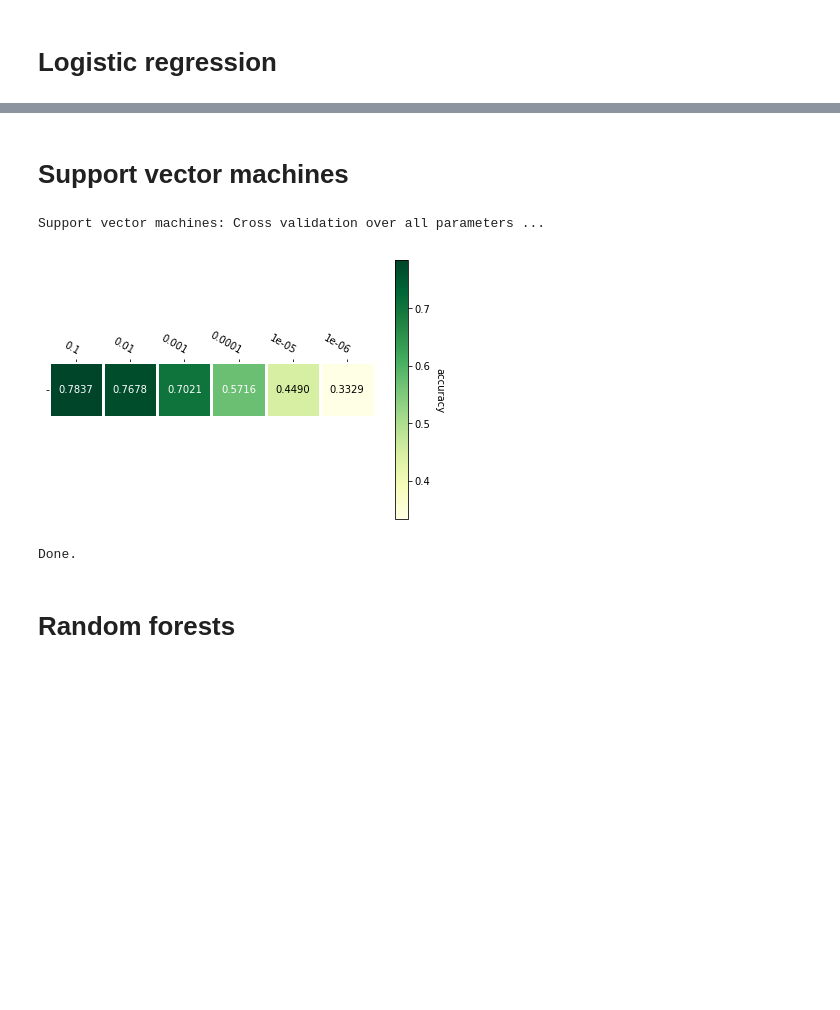
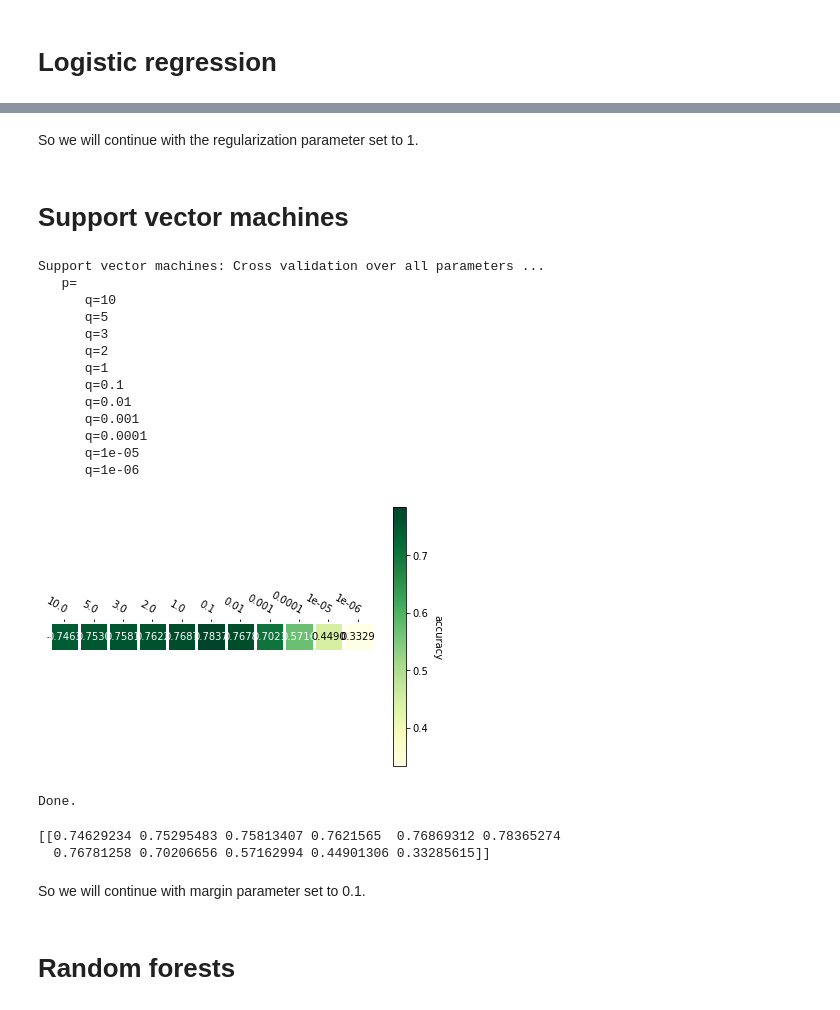
Before and after one commit to jonabaa/Project3, a Jupyter notebook: Testing all four methods over parameters.ipynb, the cells around one changed output, grey strips where cells are left out. Saved outputs shown, nothing was run; the diff lists cells and outputs as text; code cells hidden in the pictures; blank space fills up the shorter version.

```diff
--- a/Testing all four methods over parameters.ipynb
+++ b/Testing all four methods over parameters.ipynb
@@ -26,17 +37,38 @@ print("Done.")
+# %% [markdown]
+So we will continue with the regularization parameter set to 1.
 # %% [markdown]
 # Support vector machines
 # %%
 # Setting up parameterlist
-svm_p_list = [1, .1, .01, .001, .0001, .00001, .000001]
+svm_p_list = [10, 5, 3, 2, 1, .1, .01, .001, .0001, .00001, .000001]
 
 # k-fold cross validation over all parameteres and plotting
 print("Support vector machines: Cross validation over all parameters ...")
-log_scores = svm_tester(X_train, y_train, C_list = log_p_list, folds = k, plot = plot)
+svm_scores = svm_tester(X_train, y_train, C_list = svm_p_list, folds = k, plot = plot)
 print("Done.")
 # %% [output]
 Support vector machines: Cross validation over all parameters ...
+   p=
+      q=10
+      q=5
+      q=3
+      q=2
+      q=1
+      q=0.1
+      q=0.01
+      q=0.001
+      q=0.0001
+      q=1e-05
+      q=1e-06
-[figure, old version]
+[figure, new version]
 Done.
+# %%
+print(svm_scores)
+# %% [output]
+[[0.74629234 0.75295483 0.75813407 0.7621565  0.76869312 0.78365274
+  0.76781258 0.70206656 0.57162994 0.44901306 0.33285615]]
+# %% [markdown]
+So we will continue with margin parameter set to 0.1.
 # %% [markdown]
 # Random forests
 # %%
```
Also changed, not shown: parts of 4 cells of this notebook, 1 other file.
